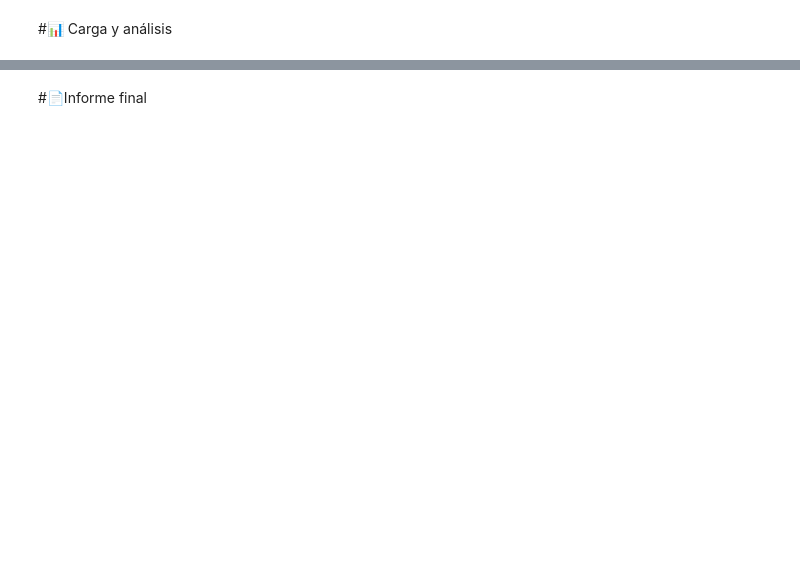
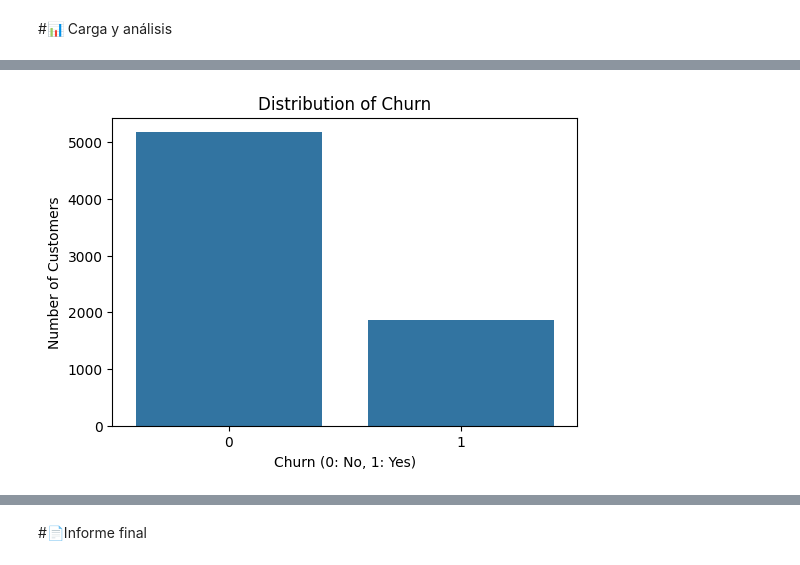
Before and after one commit to AlejosH3/challenge2-data-science-LATAM, a Jupyter notebook: TelecomX_LATAM.ipynb, the cells around one changed output, grey strips where cells are left out. Drawn from its saved outputs; the diff is of its cells as text; code cells hidden in the pictures; blank space fills up the shorter version.

```diff
--- a/TelecomX_LATAM.ipynb
+++ b/TelecomX_LATAM.ipynb
@@ -22,0 +117,13 @@ display(df.head())
+# %%
+import requests
+import seaborn as sns
+import matplotlib.pyplot as plt
+
+plt.figure(figsize=(6, 4))
+sns.countplot(x='Churn', data=df)
+plt.title('Distribution of Churn')
+plt.xlabel('Churn (0: No, 1: Yes)')
+plt.ylabel('Number of Customers')
+plt.show()
+# %% [output]
+[figure, added]
```
Also changed, not shown: parts of 13 cells of this notebook.
